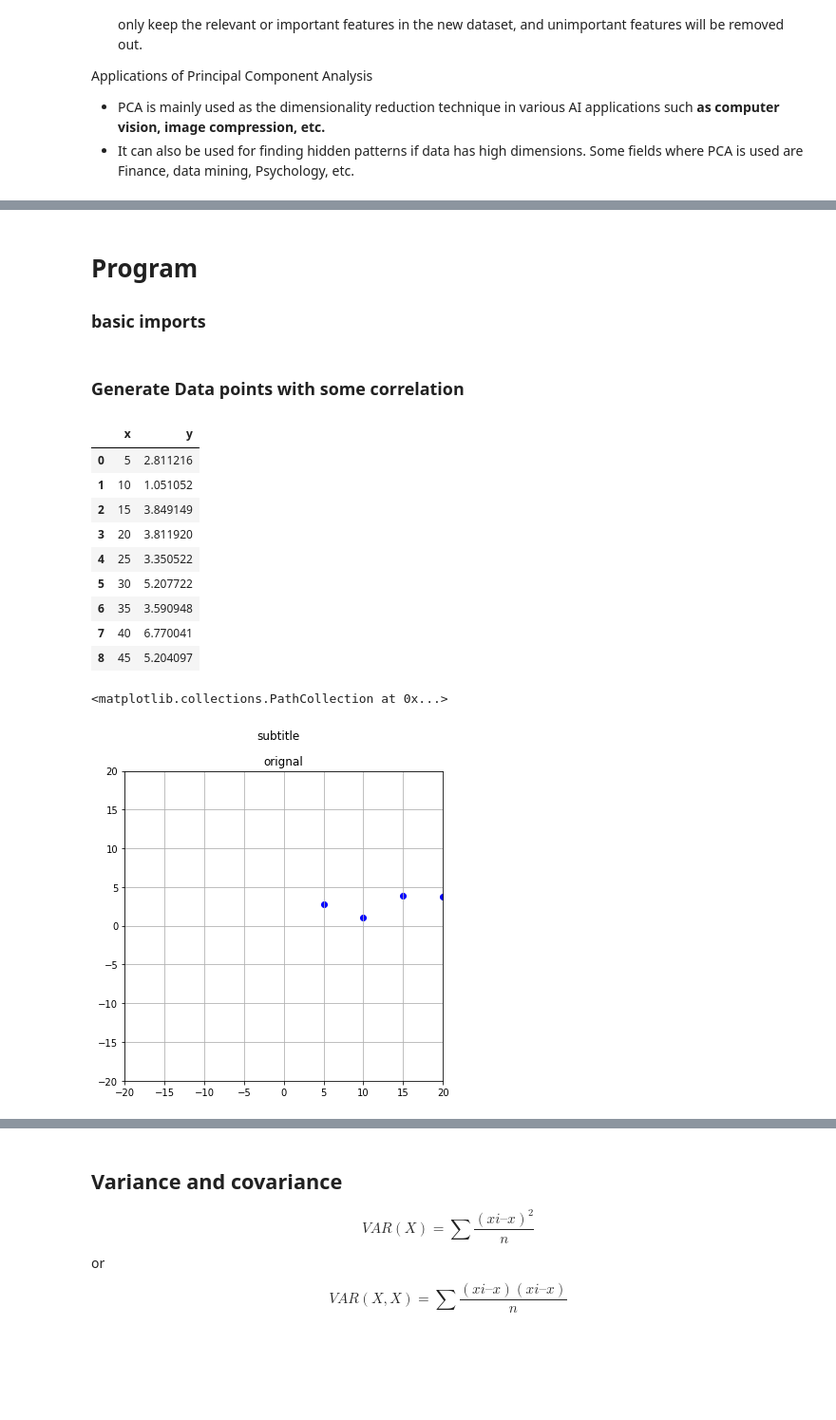
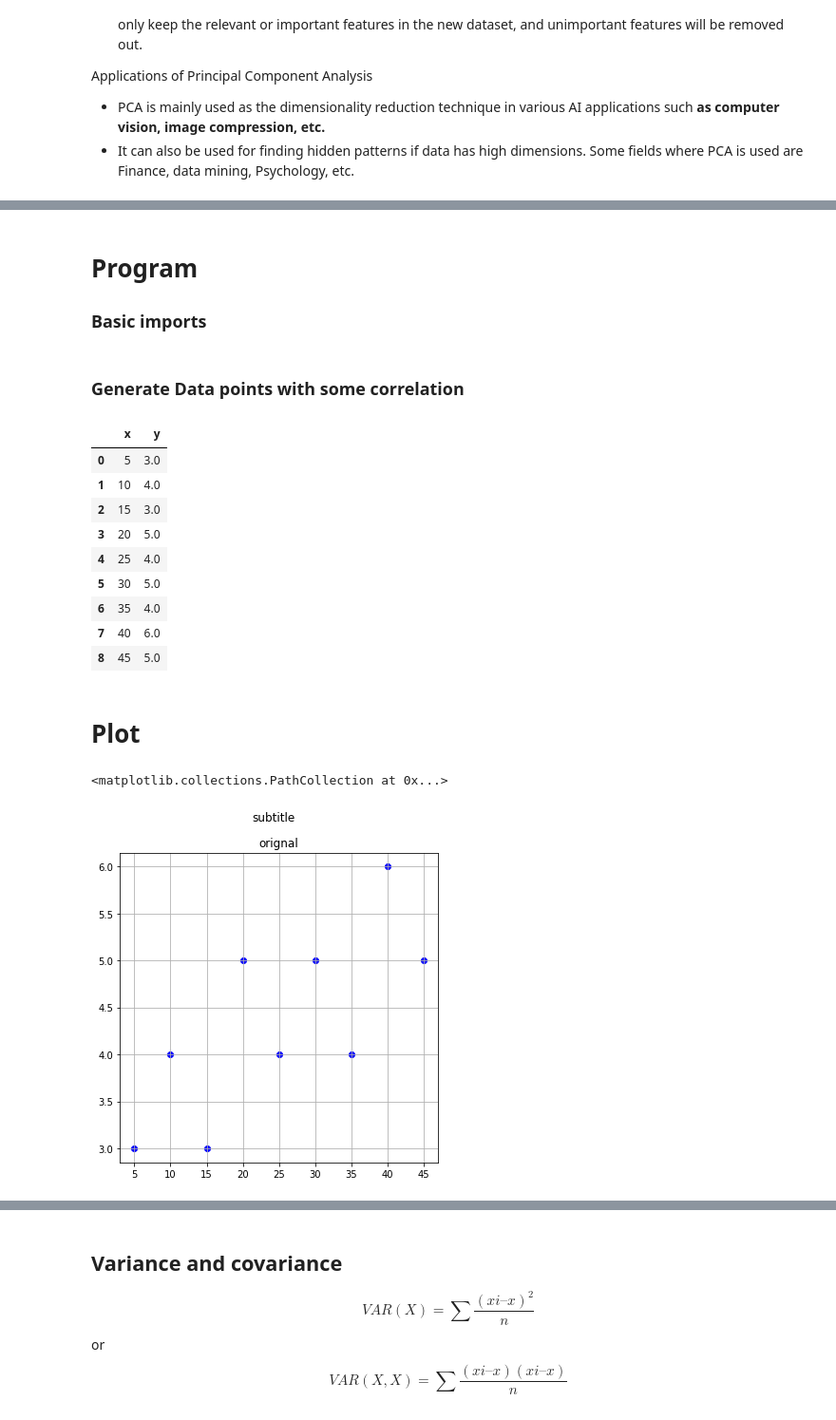
Before and after one commit to CAS-CS/cas-cs.github.io, a Jupyter notebook: lectures/FoML/.PythonCode/ClassDemo/07_PCA_Dimentionality_reduction.ipynb, the cells around one changed output, grey strips where cells are left out. Shown at 95% size. Saved outputs shown, nothing was run; the diff lists cells and outputs as text; code cells hidden in the pictures; blank space fills up the shorter version.

```diff
--- a/lectures/FoML/.PythonCode/ClassDemo/07_PCA_Dimentionality_reduction.ipynb
+++ b/lectures/FoML/.PythonCode/ClassDemo/07_PCA_Dimentionality_reduction.ipynb
@@ -61,6 +118,6 @@ Applications of Principal Component Analysis
 # %% [markdown]
 # Program
-### basic imports
+### Basic imports
 # %%
 import numpy as np
 import pandas as pd
@@ -78,33 +135,30 @@ for v in x:
     # try
     # noise=0
     # scale=1,-1,-10
-    y=np.append(y,(v+noise*10)/scale)
+    y=np.round(np.append(y,(v+noise*10)/scale),0)
 df=pd.DataFrame(dict(x=x,y=y))
 df
 # %% [output]
 |  | x | y |
-| 0 | 5 | 2.811216 |
-| 1 | 10 | 1.051052 |
-| 2 | 15 | 3.849149 |
-| 3 | 20 | 3.811920 |
-| 4 | 25 | 3.350522 |
-| 5 | 30 | 5.207722 |
-| 6 | 35 | 3.590948 |
-| 7 | 40 | 6.770041 |
-| 8 | 45 | 5.204097 |
+| 0 | 5 | 3.0 |
+| 1 | 10 | 4.0 |
+| 2 | 15 | 3.0 |
+| 3 | 20 | 5.0 |
+| 4 | 25 | 4.0 |
+| 5 | 30 | 5.0 |
+| 6 | 35 | 4.0 |
+| 7 | 40 | 6.0 |
+| 8 | 45 | 5.0 |
+# %% [markdown]
+# Plot
 # %%
 fig, ax = plt.subplots(1,figsize=(6,6))
 fig.suptitle("subtitle")
 ax1=ax
 ax1.grid(True)
 ax1.set_title("orignal")
-minrange=min(min(xc),min(yc))
-maxrange=max(max(xc),max(yc))
-minrange,maxrange
-# ax2.axis[minrange,minrange,maxrange,maxrange]
-ax1.set(xlim=(minrange,maxrange),ylim=(minrange,maxrange))
 ax1.scatter(x,y,c='blue')
 # %% [output]
 <matplotlib.collections.PathCollection at 0x...>
-[figure, old version]
+[figure, new version]
 # %% [markdown]
```
Also changed, not shown: parts of 38 cells of this notebook.
